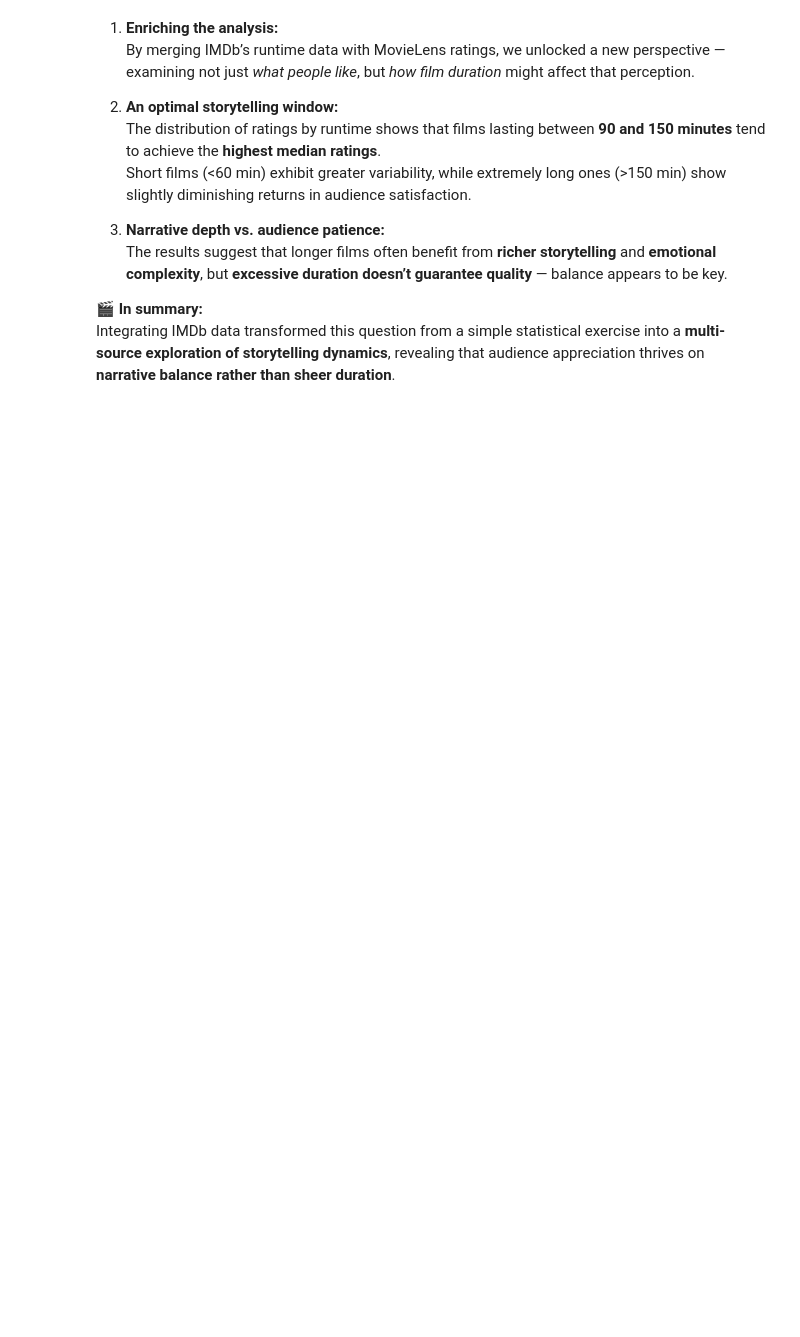
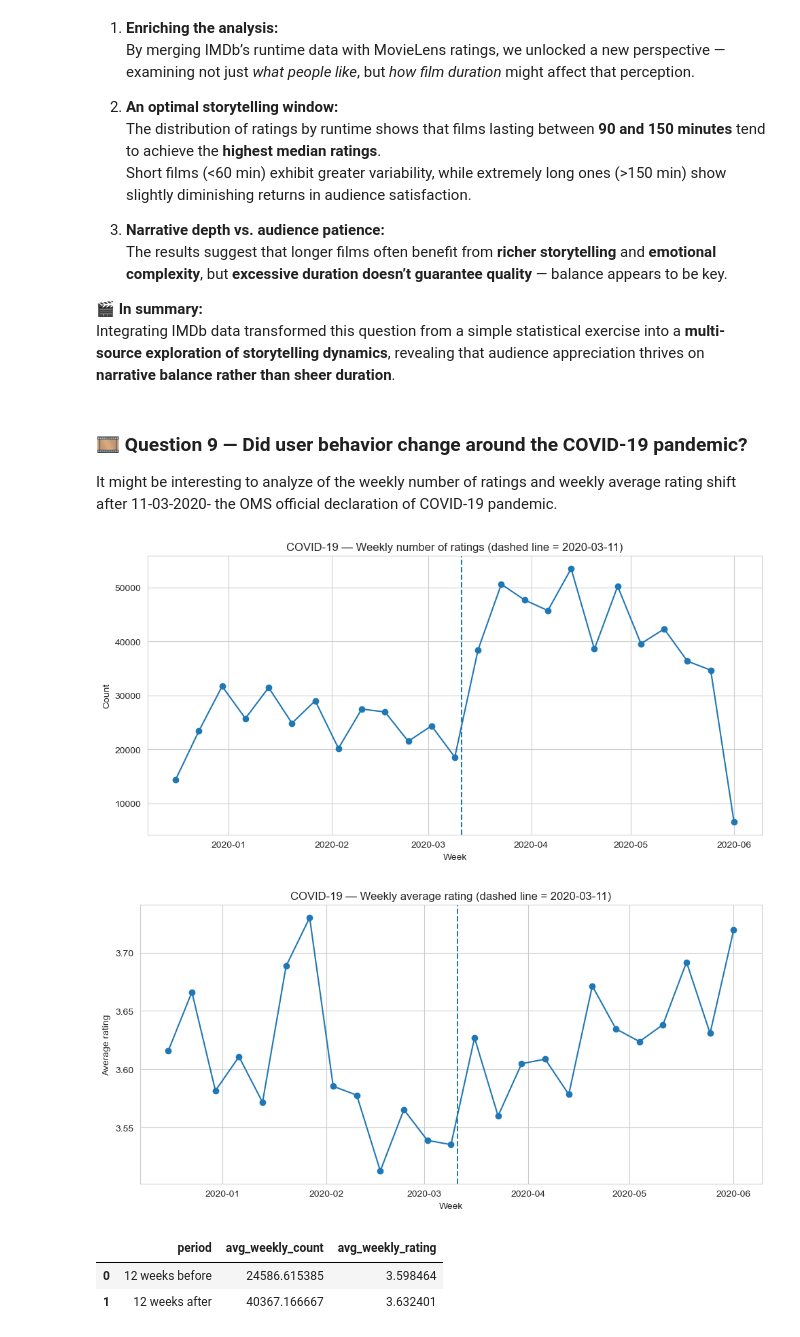
Before and after one commit to ritamaravilhamarques/BDF25_7, a Jupyter notebook: BDF25_7_data/big_data/ml-32m/Notebook.ipynb, the cells around one changed output. Cells and saved outputs as stored; diff of their text form; code cells hidden in the pictures; blank space fills up the shorter version.

Commit message:
Updated notebook: +questions & conclusions

```diff
--- a/BDF25_7_data/big_data/ml-32m/Notebook.ipynb
+++ b/BDF25_7_data/big_data/ml-32m/Notebook.ipynb
@@ -1038,3 +1032,66 @@ Passing `palette` without assigning `hue` is deprecated and will be removed in v
 
 🎬 **In summary:**
 Integrating IMDb data transformed this question from a simple statistical exercise into a **multi-source exploration of storytelling dynamics**, revealing that audience appreciation thrives on **narrative balance rather than sheer duration**.
+# %% [markdown]
+### 🎞️ Question 9 — Did user behavior change around the COVID-19 pandemic?
+
+It might be interesting to analyze of the weekly number of ratings and weekly average rating shift after 11-03-2020- the OMS official declaration of COVID-19 pandemic.
+# %%
+# COVID-19 impact (WHO: 2020-03-11)
+import polars as pl
+import pandas as pd
+import matplotlib.pyplot as plt
+
+if "datetime" not in df_ratings.columns:
+    df_ratings = df_ratings.with_columns(
+        (pl.col("timestamp") * 1000).cast(pl.Datetime("ms")).alias("datetime")
+    )
+
+t0 = pd.Timestamp("2020-03-11")
+win_start = t0 - pd.Timedelta(weeks=12)
+win_end   = t0 + pd.Timedelta(weeks=12)
+
+weekly = (
+    df_ratings
+    .filter(pl.col("datetime").is_between(win_start, win_end))
+    .with_columns(pl.col("datetime").dt.truncate("1w").alias("week"))
+    .group_by("week")
+    .agg([
+        pl.len().alias("n_ratings"),
+        pl.col("rating").mean().alias("avg_rating")
+    ])
+    .sort("week")
+    .to_pandas()
+)
+
+# Plot weekly counts
+plt.figure(figsize=(10,5))
+plt.plot(weekly["week"], weekly["n_ratings"], marker="o")
+plt.axvline(t0, linestyle="--")
+plt.title("COVID-19 — Weekly number of ratings (dashed line = 2020-03-11)")
+plt.xlabel("Week"); plt.ylabel("Count")
+plt.tight_layout(); plt.show()
+
+# Plot weekly averages
+plt.figure(figsize=(10,5))
+plt.plot(weekly["week"], weekly["avg_rating"], marker="o")
+plt.axvline(t0, linestyle="--")
+plt.title("COVID-19 — Weekly average rating (dashed line = 2020-03-11)")
+plt.xlabel("Week"); plt.ylabel("Average rating")
+plt.tight_layout(); plt.show()
+
+# Before vs after summary (12 weeks)
+before = weekly[weekly["week"] < t0]
+after  = weekly[weekly["week"] >= t0]
+covid_summary = pd.DataFrame({
+    "period": ["12 weeks before", "12 weeks after"],
+    "avg_weekly_count": [before["n_ratings"].mean(), after["n_ratings"].mean()],
+    "avg_weekly_rating": [before["avg_rating"].mean(), after["avg_rating"].mean()]
+})
+covid_summary
+# %% [output]
+[figure, added]
+[figure, added]
+|  | period | avg_weekly_count | avg_weekly_rating |
+| 0 | 12 weeks before | 24586.615385 | 3.598464 |
+| 1 | 12 weeks after | 40367.166667 | 3.632401 |
```
Also changed, not shown: parts of 18 cells of this notebook.
